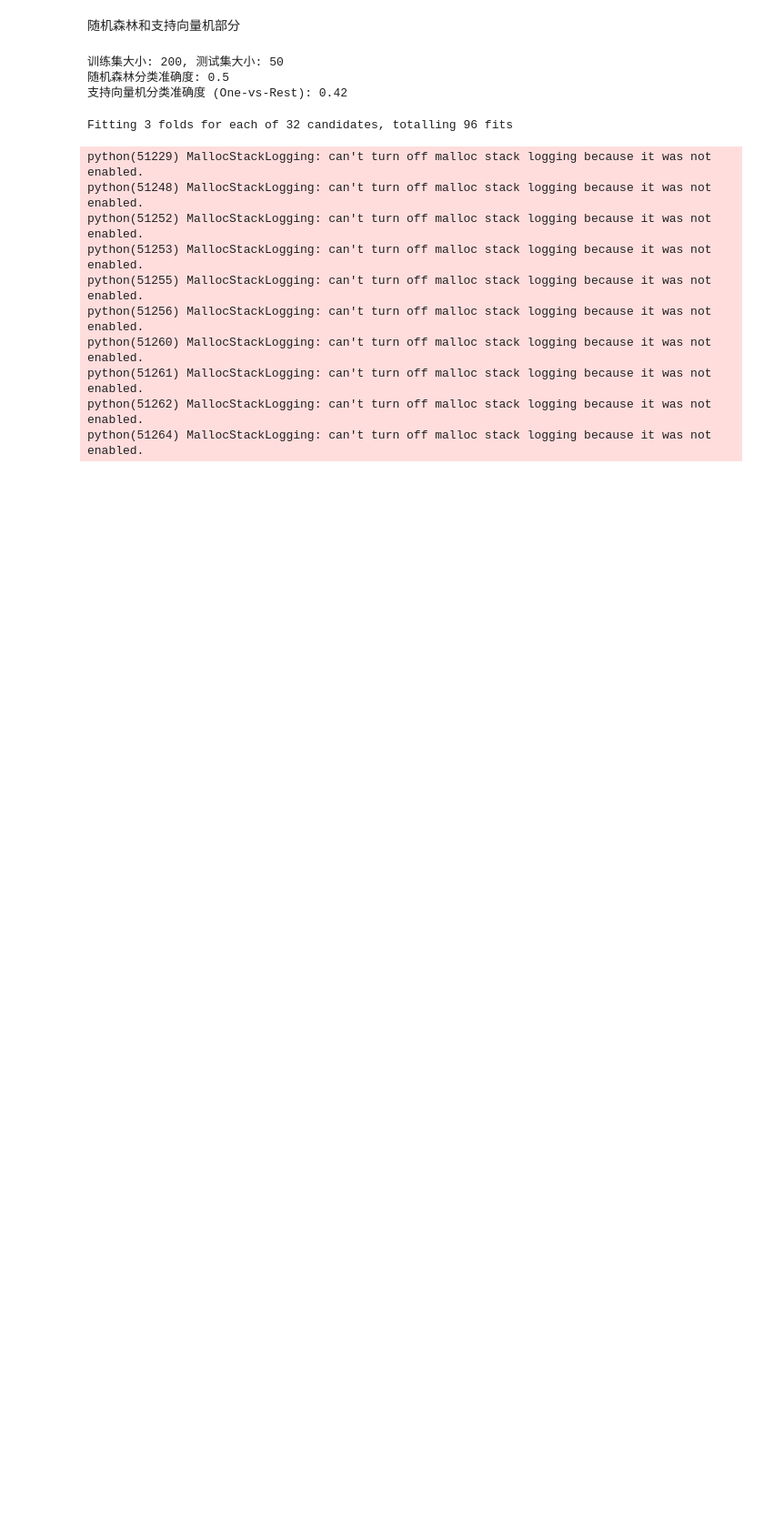
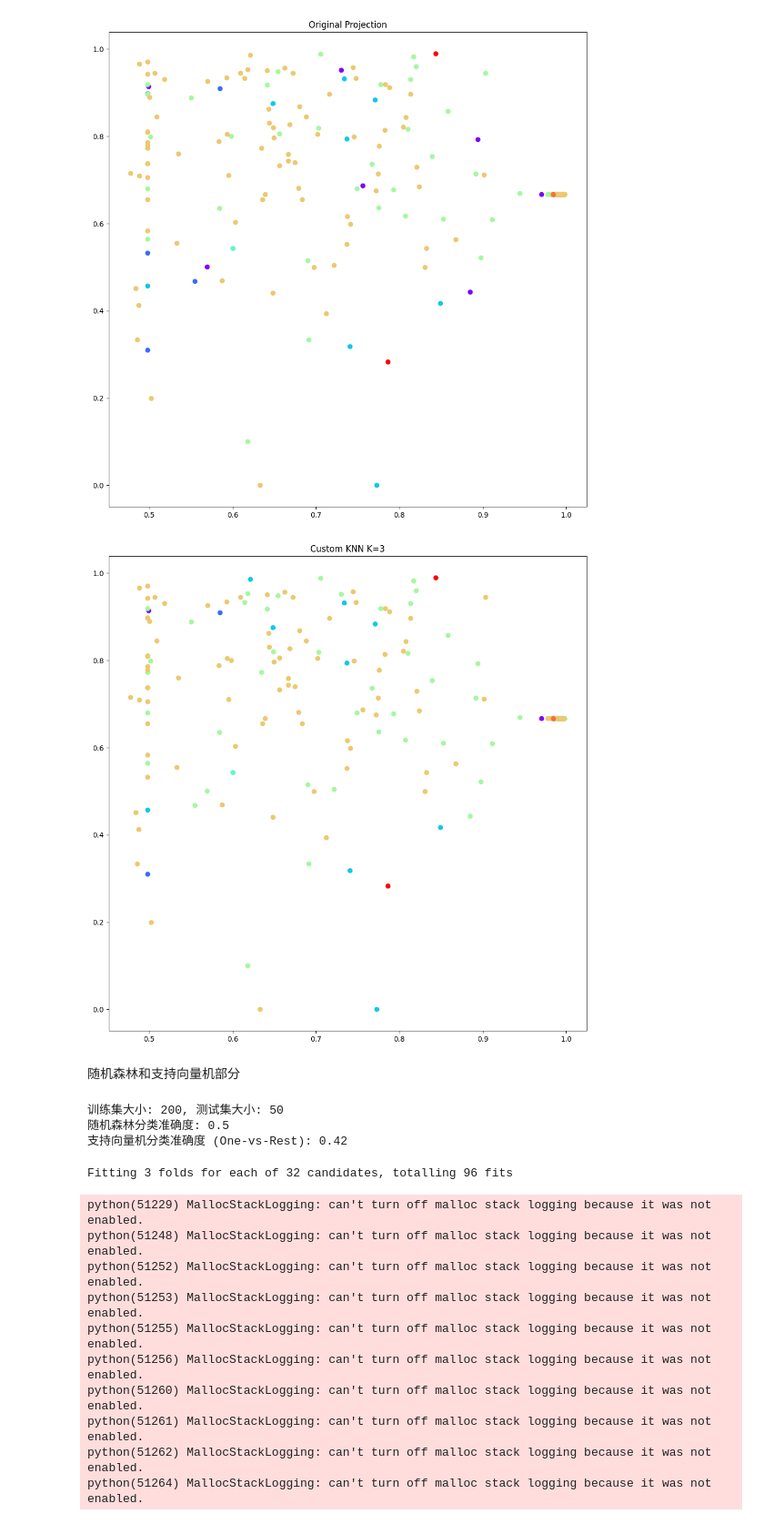
Before and after one commit to zelinze/ToBeeOrNotToBee, a Jupyter notebook: machine_learning.ipynb, the cells around one changed output. Shown at 91% size. Cells and saved outputs as stored; diff of their text form; code cells hidden in the pictures; blank space fills up the shorter version.

```diff
--- a/machine_learning.ipynb
+++ b/machine_learning.ipynb
@@ -123,3 +156,49 @@ all_data_df = pd.concat([classif_df.drop(columns=['bug_type', 'species']), bug_t
+# %%
+def MyKNN(testX, trainX, trainY, K=1):
+
+    if len(trainX)!=len(trainY) or len(trainX[0])!=len(testX[0]):
+        return -1
+
+    testY = []
+
+    for i in range(0,len(testX)):
+        testY.append(ClassifyNN(testX[i],trainX,trainY,K))
+
+
+    return np.array(testY)
+# %%
+classif_df = process_labels(load_classification(excel_file))
+classif_df_string = classif_df
+classif_df_string["bug_type"] = classif_df_string["bug_type"].apply(lambda x: ' '.join(x))
+Y = classif_df_string["bug_type"].to_numpy()
+X = features_df.to_numpy()
+# %%
+#what do this print ?
+fig, ax = plt.subplots(figsize=(12,12))
+unique_labels = set(Y)
+n_clusters = len(unique_labels)
+colors = [plt.cm.rainbow(each) for each in np.linspace(0, 1, len(unique_labels))]
+for klass, color in zip(unique_labels, colors):
+    Xk=X[Y == klass]
+    ax.scatter(Xk[:,0], Xk[:,1], color=color)
+plt.title("Original Projection")
+plt.show()
+
+
+K=3 #change the K here
+#explain these parameters
+res=MyKNN(X,X,Y,K)
+
+#what does this print ?
+fig, ax = plt.subplots(figsize=(12,12))
+for klass, color in zip(unique_labels, colors):
+    Xk=X[res == klass]
+    ax.scatter(Xk[:,0], Xk[:,1], color=color)
+plt.title("Custom KNN K=%d" % K )
+plt.show()
+# %% [output]
+[figure, added]
+[figure, added]
 # %% [markdown]
 随机森林和支持向量机部分
 # %%
```
Also changed, not shown: parts of 2 cells of this notebook, 1 other file.
